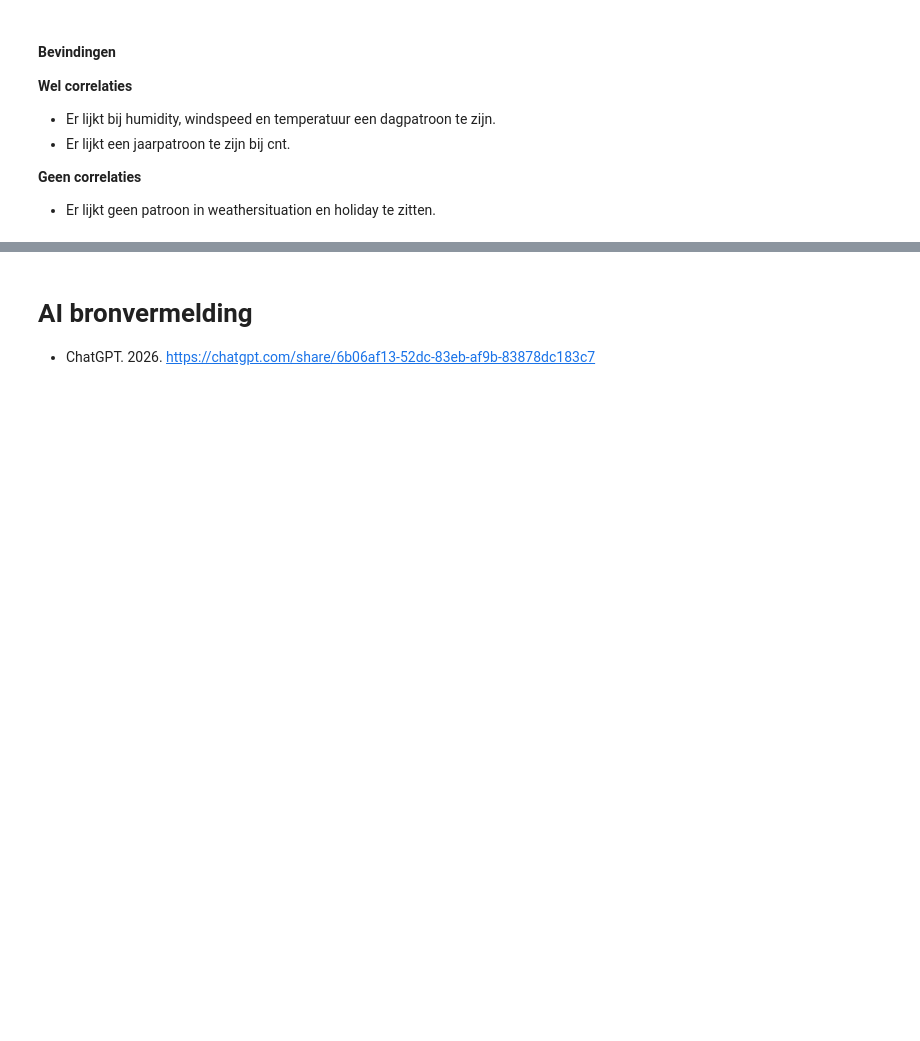
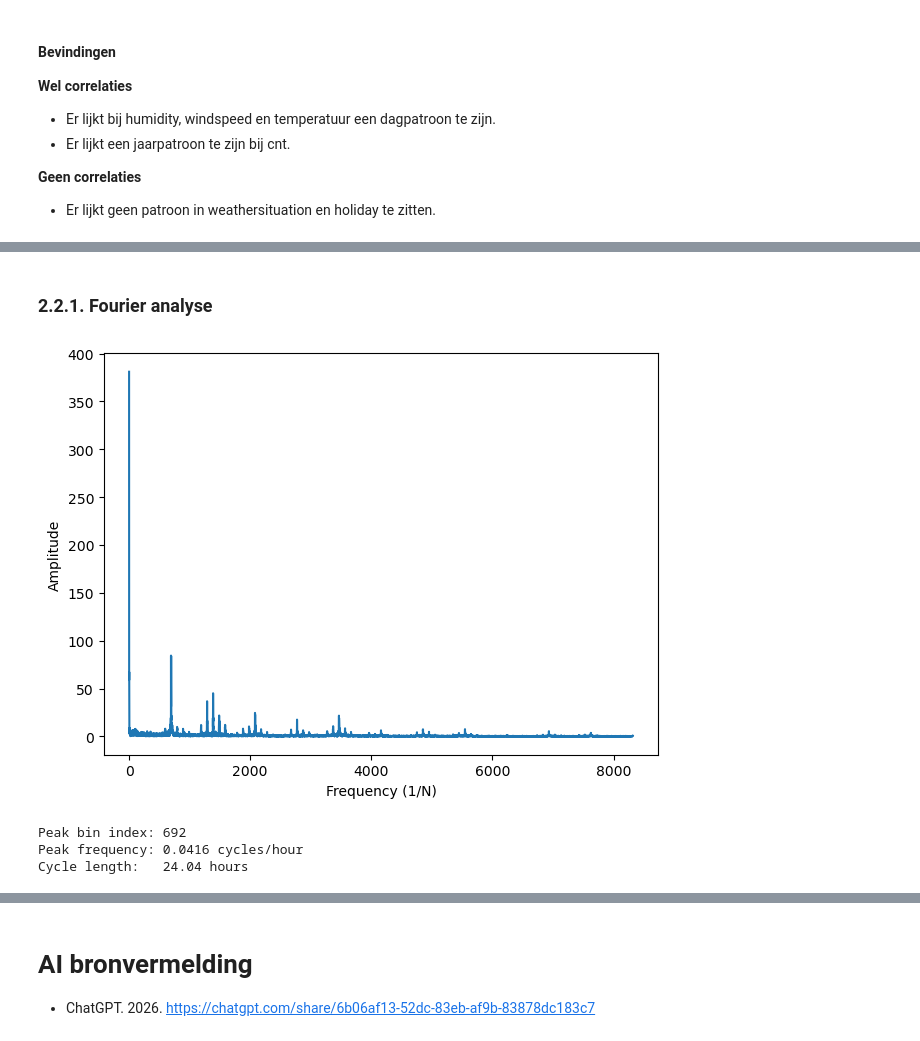
Before and after one commit to Roan-hhs/machine_learning_semester3, a Jupyter notebook: portfolio_2/portfolio2.ipynb, the cells around one changed output, grey strips where cells are left out. Saved outputs shown, nothing was run; the diff lists cells and outputs as text; code cells hidden in the pictures; blank space fills up the shorter version.

```diff
--- a/portfolio_2/portfolio2.ipynb
+++ b/portfolio_2/portfolio2.ipynb
@@ -274,0 +284,33 @@ for column in visualize_columns:
+# %% [markdown]
+### 2.2.1. Fourier analyse
+# %%
+N = len(df)
+
+df_ft = np.fft.fft(df['cnt'])
+
+magnitude = 2.0/N * np.abs(df_ft[:N//2])
+
+plt.plot(magnitude)
+plt.xlabel('Frequency (1/N)')
+plt.ylabel('Amplitude')
+
+plt.tight_layout()
+plt.show()
+
+centered_cnt = df['cnt'] - df['cnt'].mean()
+
+fft_vals = np.abs(np.fft.rfft(centered_cnt))
+freqs = np.fft.rfftfreq(len(centered_cnt), d=1.0)
+
+peak_idx = np.argmax(fft_vals)
+peak_freq = freqs[peak_idx]
+period_hours = 1 / peak_freq
+
+print(f"Peak bin index: {peak_idx}")
+print(f"Peak frequency: {peak_freq:.4f} cycles/hour")
+print(f"Cycle length:   {period_hours:.2f} hours")
+# %% [output]
+[figure, added]
+Peak bin index: 692
+Peak frequency: 0.0416 cycles/hour
+Cycle length:   24.04 hours
```
Also changed, not shown: parts of 7 cells of this notebook.
